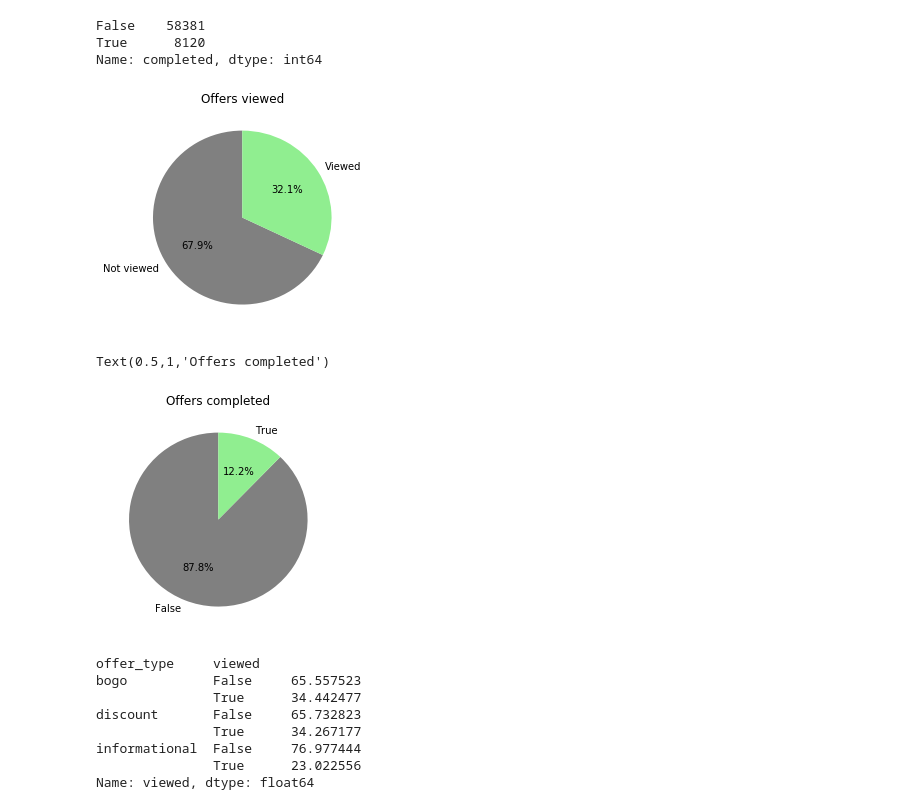
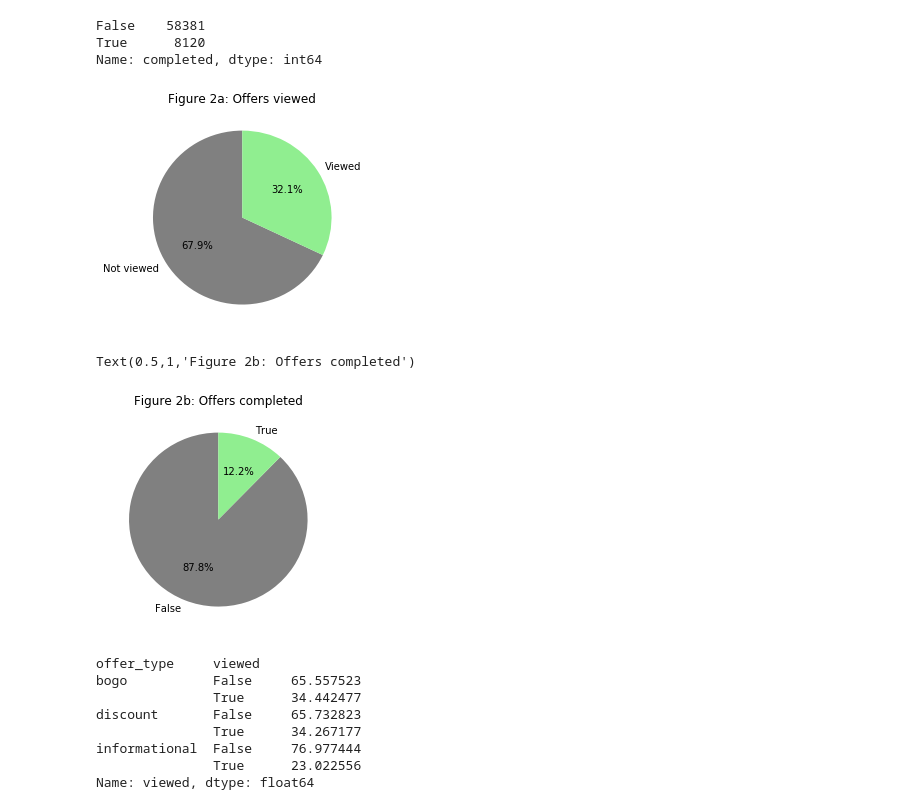
Before and after one commit to gderivas/DS_Nanodegree_Capstone, a Jupyter notebook: Starbucks_Capstone_notebook.ipynb, the cells around one changed output. Saved outputs shown, nothing was run; the diff lists cells and outputs as text; code cells hidden in the pictures.

```diff
--- a/Starbucks_Capstone_notebook.ipynb
+++ b/Starbucks_Capstone_notebook.ipynb
@@ -556,21 +556,21 @@ plt.figure(figsize=(4, 4))
 sizes= df_offers.viewed.value_counts()
 labels = ['Not viewed','Viewed']
 plt.pie(sizes, labels = labels, startangle = 90, autopct = lambda x: f'{round(x,1)}%', colors=['gray','lightgreen'])
-plt.title('Offers viewed')
+plt.title('Figure 2a: Offers viewed')
 plt.show()
 # %% [output]
-[figure, old version]
+[figure, new version]
 # %%
 # offers completed in the active offer period as percentage
 
 plt.figure(figsize=(4, 4))
 sizes= df_offers.completed.value_counts()
 labels = df_offers.completed.value_counts().index
 plt.pie(sizes, labels = labels, startangle = 90, autopct = lambda x: f'{round(x,1)}%', colors=['gray','lightgreen'])
-plt.title('Offers completed')
+plt.title('Figure 2b: Offers completed')
 # %% [output]
-Text(0.5,1,'Offers completed')
+Text(0.5,1,'Figure 2b: Offers completed')
-[figure, old version]
+[figure, new version]
 # %%
 df_offers.groupby('offer_type').viewed.value_counts(normalize=True)*100
 # %% [output]
```
Also changed, not shown: parts of 10 cells of this notebook.
